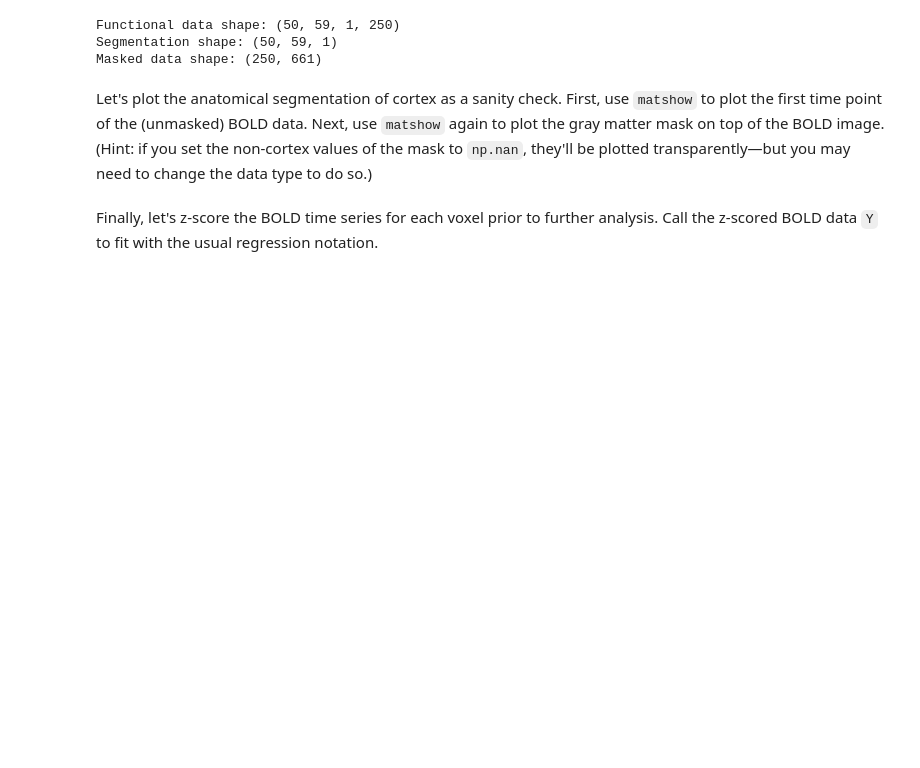
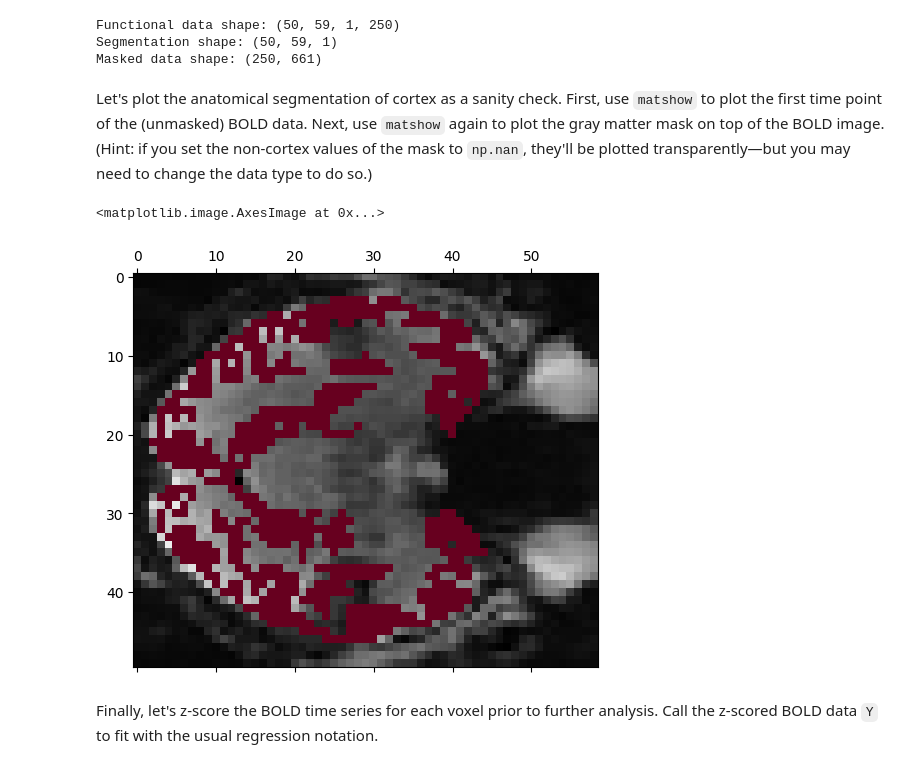
Before and after one commit to biancasanti/neu502b-2026, a Jupyter notebook: fmri-2/fmri-2-glm.ipynb, the cells around one changed output. Saved outputs shown, nothing was run; the diff lists cells and outputs as text; code cells hidden in the pictures; blank space fills up the shorter version.

```diff
--- a/fmri-2/fmri-2-glm.ipynb
+++ b/fmri-2/fmri-2-glm.ipynb
@@ -224,2 +222,16 @@ Let's plot the anatomical segmentation of cortex as a sanity check. First, use `
+# %%
+# Plot cortex mask overlaid on BOLD image:
+
+# remake mask with non-cortex values marked as nan
+nan_mask = mask_bool.astype(float)   # make boolean mask into a numerical mask of 0s and 1s
+nan_mask[nan_mask == 0] = np.nan     # transform 0s into nan
+
+# plot first time point of BOLD data and nan mask
+fig, ax = plt.subplots(figsize = (6, 6))
+ax.matshow(bold[:, :, :, 0], cmap = "binary_r")
+ax.matshow(nan_mask, cmap = "RdBu")
+# %% [output]
+<matplotlib.image.AxesImage at 0x...>
+[figure, added]
 # %% [markdown]
 Finally, let's z-score the BOLD time series for each voxel prior to further analysis. Call the z-scored BOLD data `Y` to fit with the usual regression notation.
```
Also changed, not shown: parts of 8 cells of this notebook, 1 other file.
